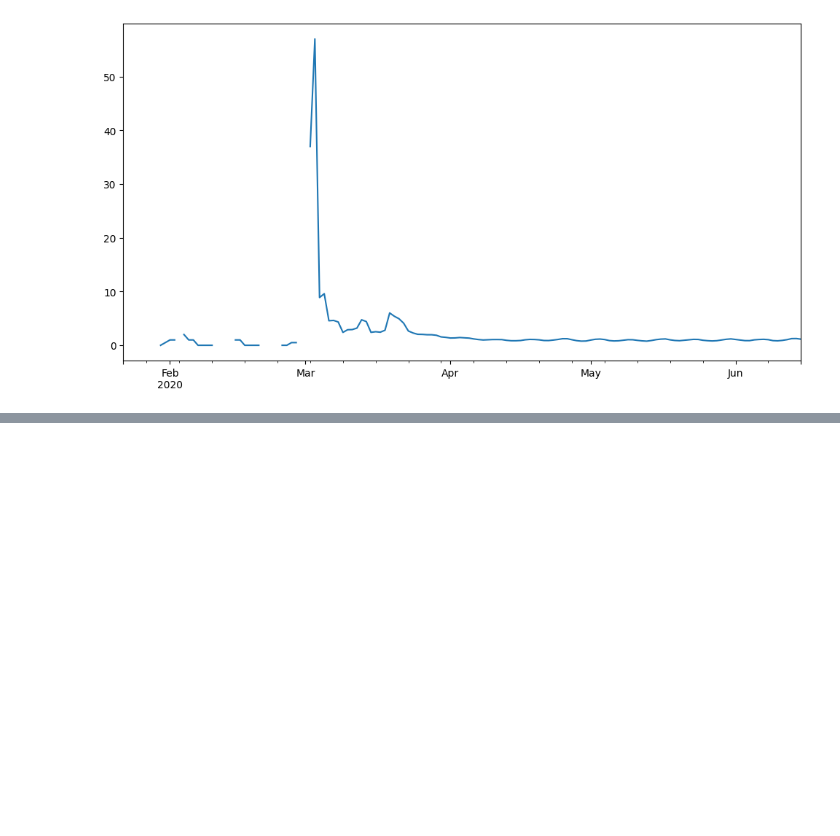
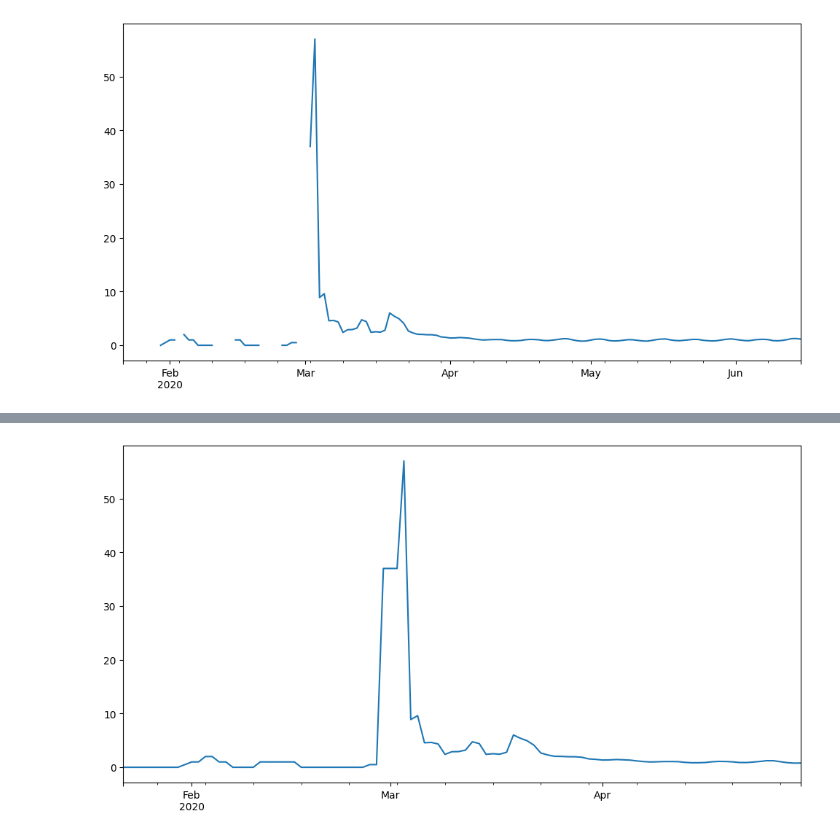
Before and after one commit to Ada-Lovelace-Akademi/data-science, a Jupyter notebook: exercises/week-2-exercise.ipynb, the cells around one changed output, grey strips where cells are left out. Drawn from its saved outputs; the diff is of its cells as text; code cells hidden in the pictures; blank space fills up the shorter version.

```diff
--- a/exercises/week-2-exercise.ipynb
+++ b/exercises/week-2-exercise.ipynb
@@ -482,0 +498,2 @@ plt.show()
+# %%
+rt_array = df_us[df_us.index < '2020-06-01']['Rt'].replace(np.inf, np.nan).bfill()
@@ -482,0 +515,5 @@ plt.show()
+# %%
+rt_array.plot()
+plt.show()
+# %% [output]
+[figure, added]
```
Also changed, not shown: parts of 7 cells of this notebook.
